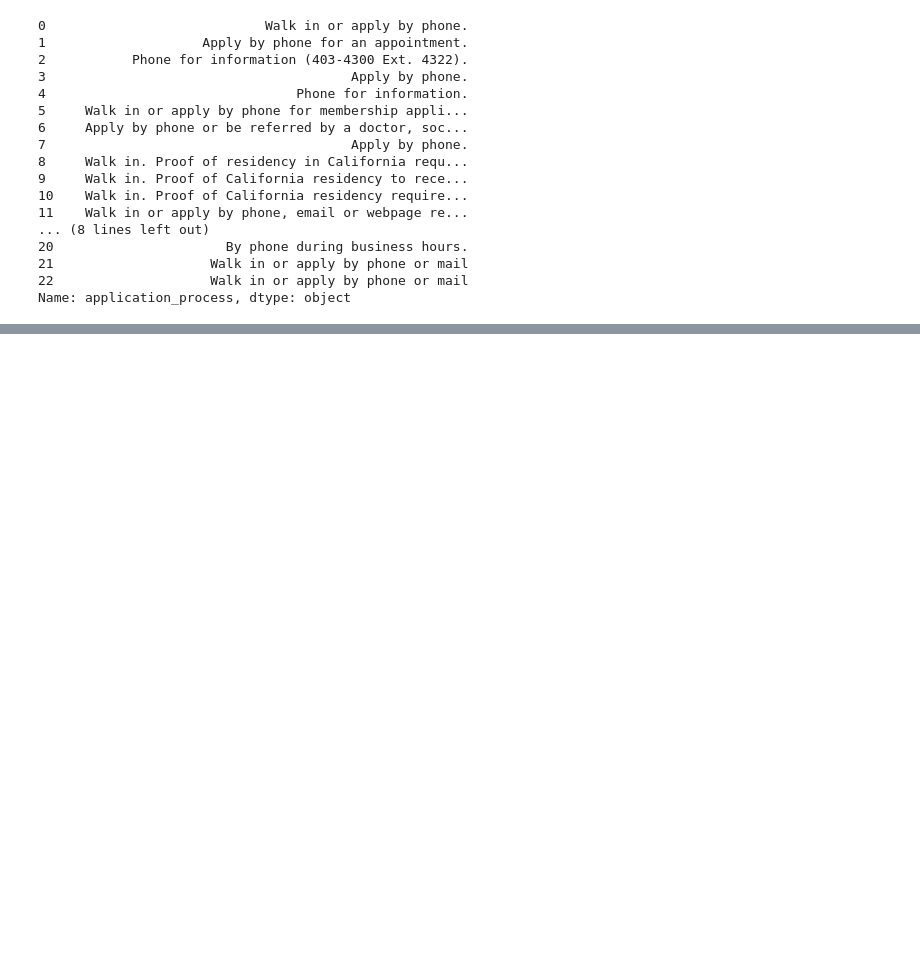
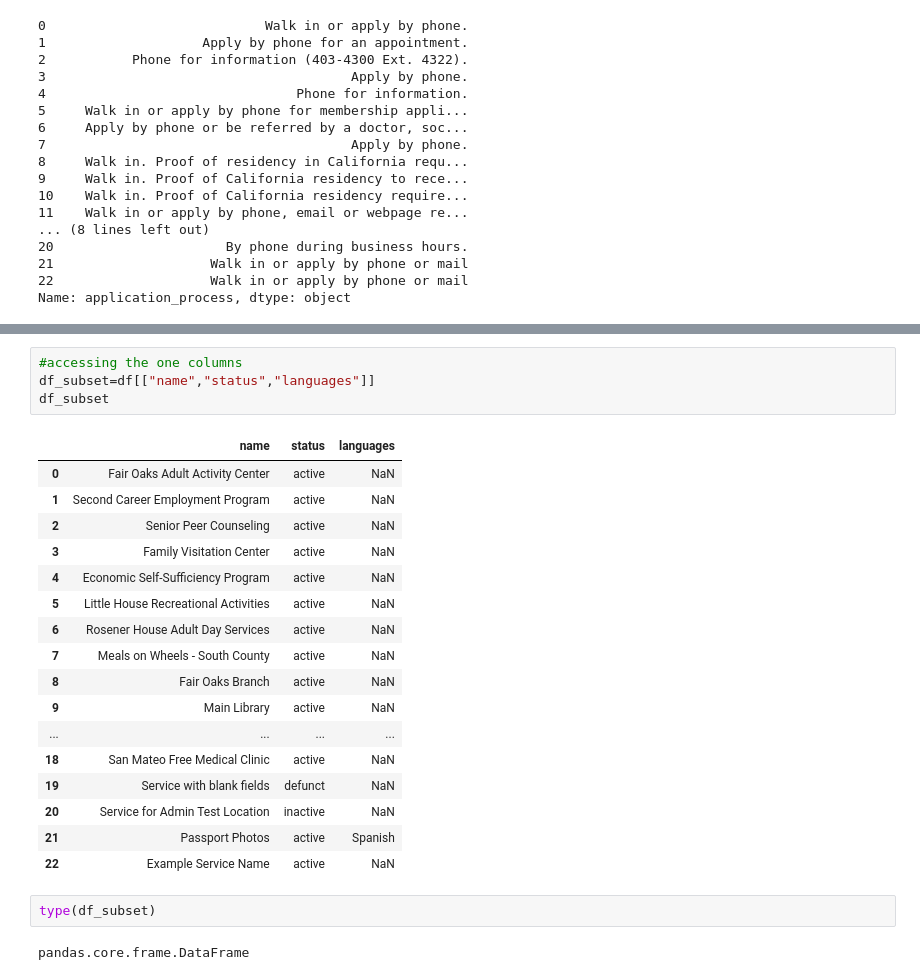
Before and after one commit to MuthuswamyNadar/Python-DSA, a Jupyter notebook: Python(pandas)/Pandas_basics.ipynb, the cells around one changed output, grey strips where cells are left out. Cells and saved outputs as stored; diff of their text form; blank space fills up the shorter version.

```diff
--- a/Python(pandas)/Pandas_basics.ipynb
+++ b/Python(pandas)/Pandas_basics.ipynb
@@ -349,0 +509,26 @@ Name: application_process, dtype: object
+# %%
+#accessing the one columns
+df_subset=df[["name","status","languages"]]
+df_subset
+# %% [output]
+|  | name | status | languages |
+| 0 | Fair Oaks Adult Activity Center | active | NaN |
+| 1 | Second Career Employment Program | active | NaN |
+| 2 | Senior Peer Counseling | active | NaN |
+| 3 | Family Visitation Center | active | NaN |
+| 4 | Economic Self-Sufficiency Program | active | NaN |
+| 5 | Little House Recreational Activities | active | NaN |
+| 6 | Rosener House Adult Day Services | active | NaN |
+| 7 | Meals on Wheels - South County | active | NaN |
+| 8 | Fair Oaks Branch | active | NaN |
+| 9 | Main Library | active | NaN |
+| ... | ... | ... | ... |
+| 18 | San Mateo Free Medical Clinic | active | NaN |
+| 19 | Service with blank fields | defunct | NaN |
+| 20 | Service for Admin Test Location | inactive | NaN |
+| 21 | Passport Photos | active | Spanish |
+| 22 | Example Service Name | active | NaN |
+# %%
+type(df_subset)
+# %% [output]
+pandas.core.frame.DataFrame
```
Also changed, not shown: parts of 13 cells of this notebook, 1 other file.
